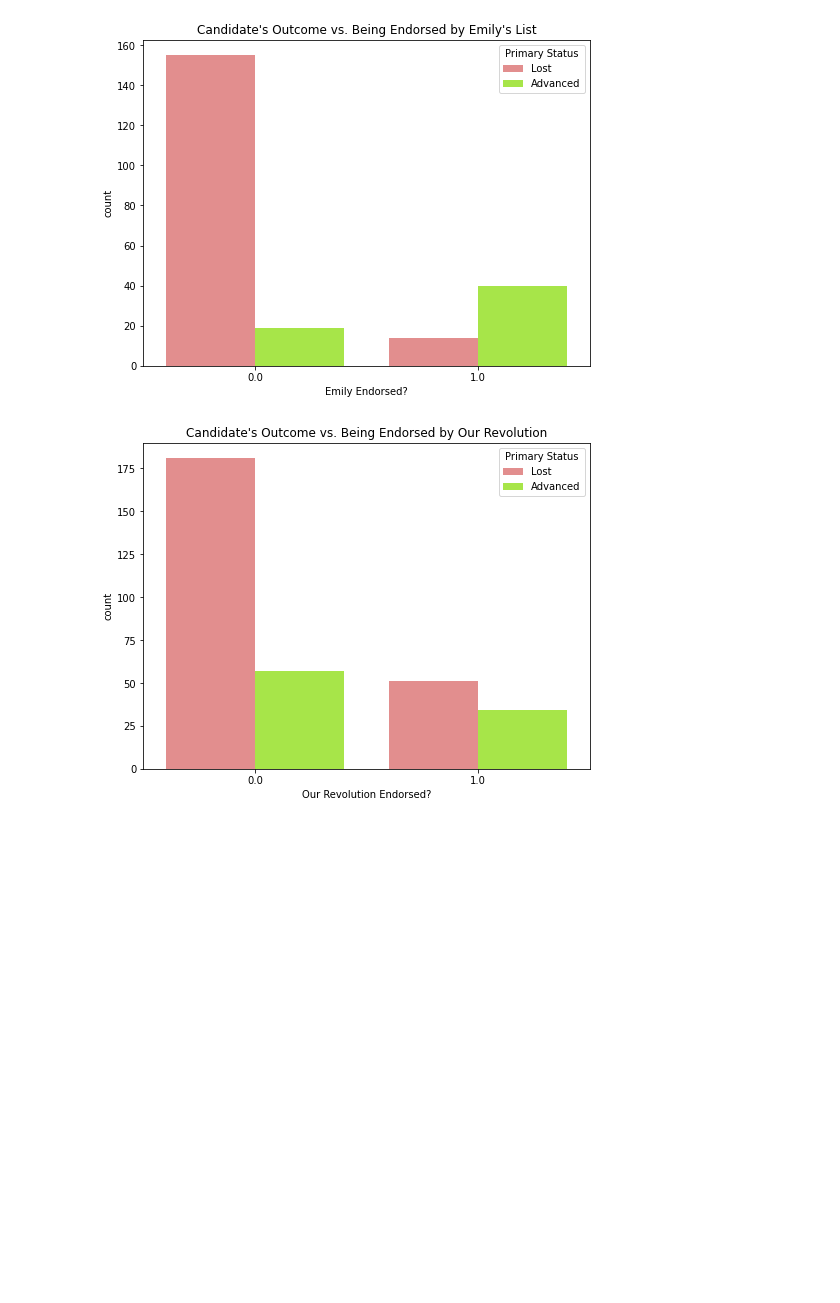
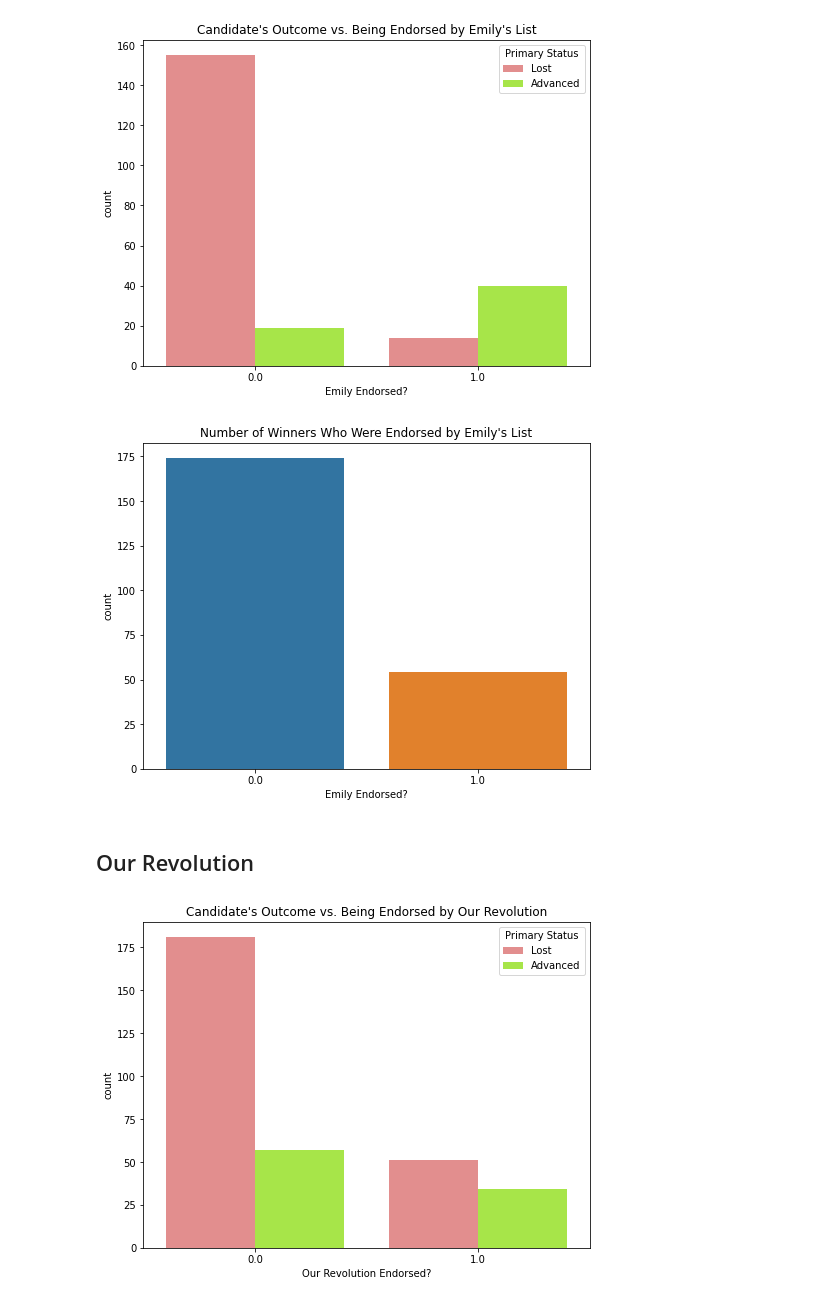
Before and after one commit to tetsu2001/102-project, a Jupyter notebook: aileen/aileen.ipynb, the cells around one changed output. Cells and saved outputs as stored; diff of their text form; code cells hidden in the pictures; blank space fills up the shorter version.

```diff
--- a/aileen/aileen.ipynb
+++ b/aileen/aileen.ipynb
@@ -89,6 +120,14 @@ sns.countplot(data=dems, x='Emily Endorsed?', hue='Primary Status', palette=colo
 plt.title("Candidate's Outcome vs. Being Endorsed by Emily's List");
 # %% [output]
 [figure]
+# %%
+plt.figure(figsize=(8, 6))
+sns.countplot(data=dems, x='Emily Endorsed?')
+plt.title("Number of Winners Who Were Endorsed by Emily's List");
+# %% [output]
+[figure, added]
+# %% [markdown]
+## Our Revolution
 # %%
 plt.figure(figsize=(8, 6))
 sns.countplot(data=dems, x='Our Revolution Endorsed?', hue='Primary Status', palette=colours)
```
Also changed, not shown: parts of 27 cells of this notebook.
